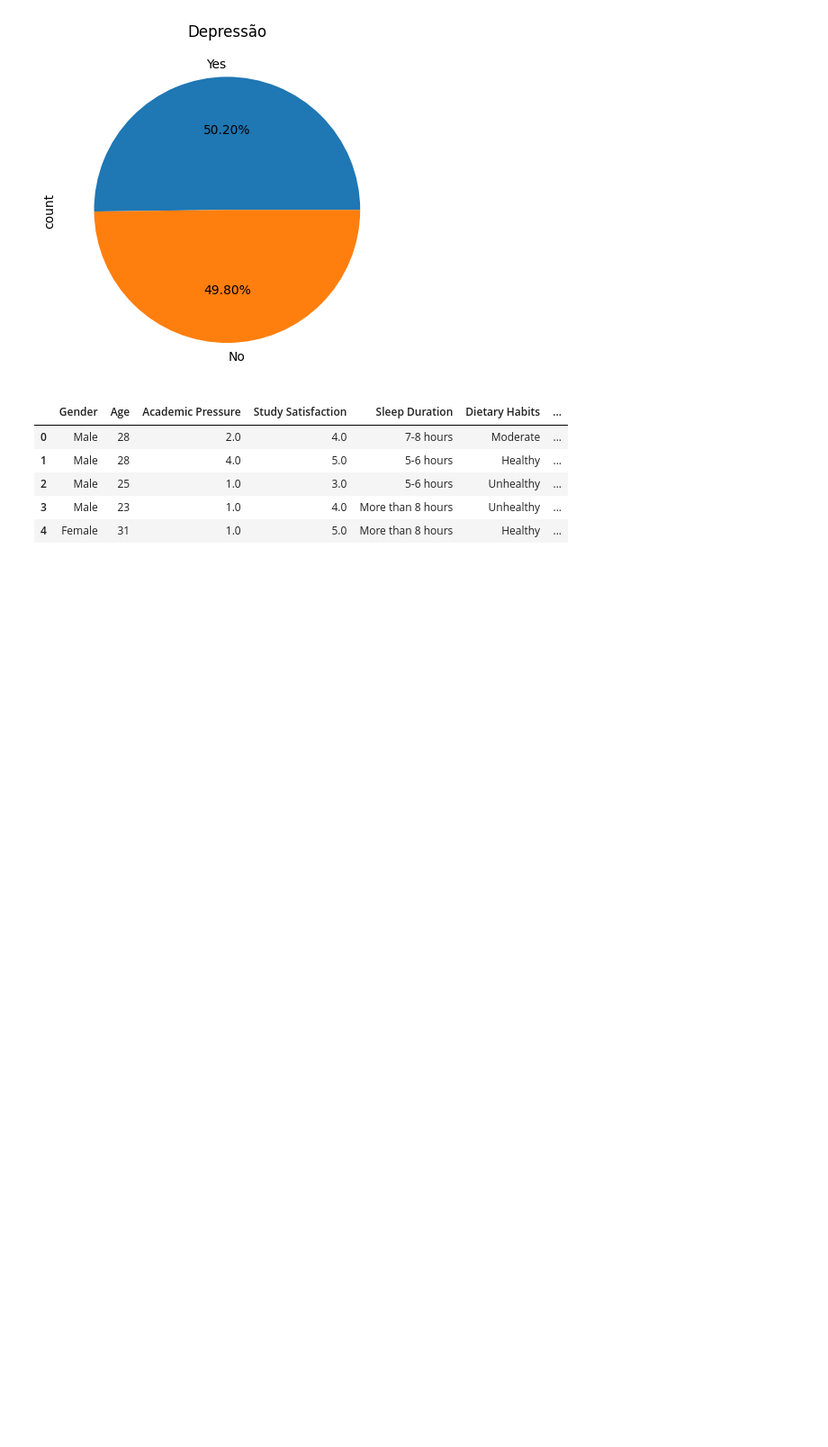
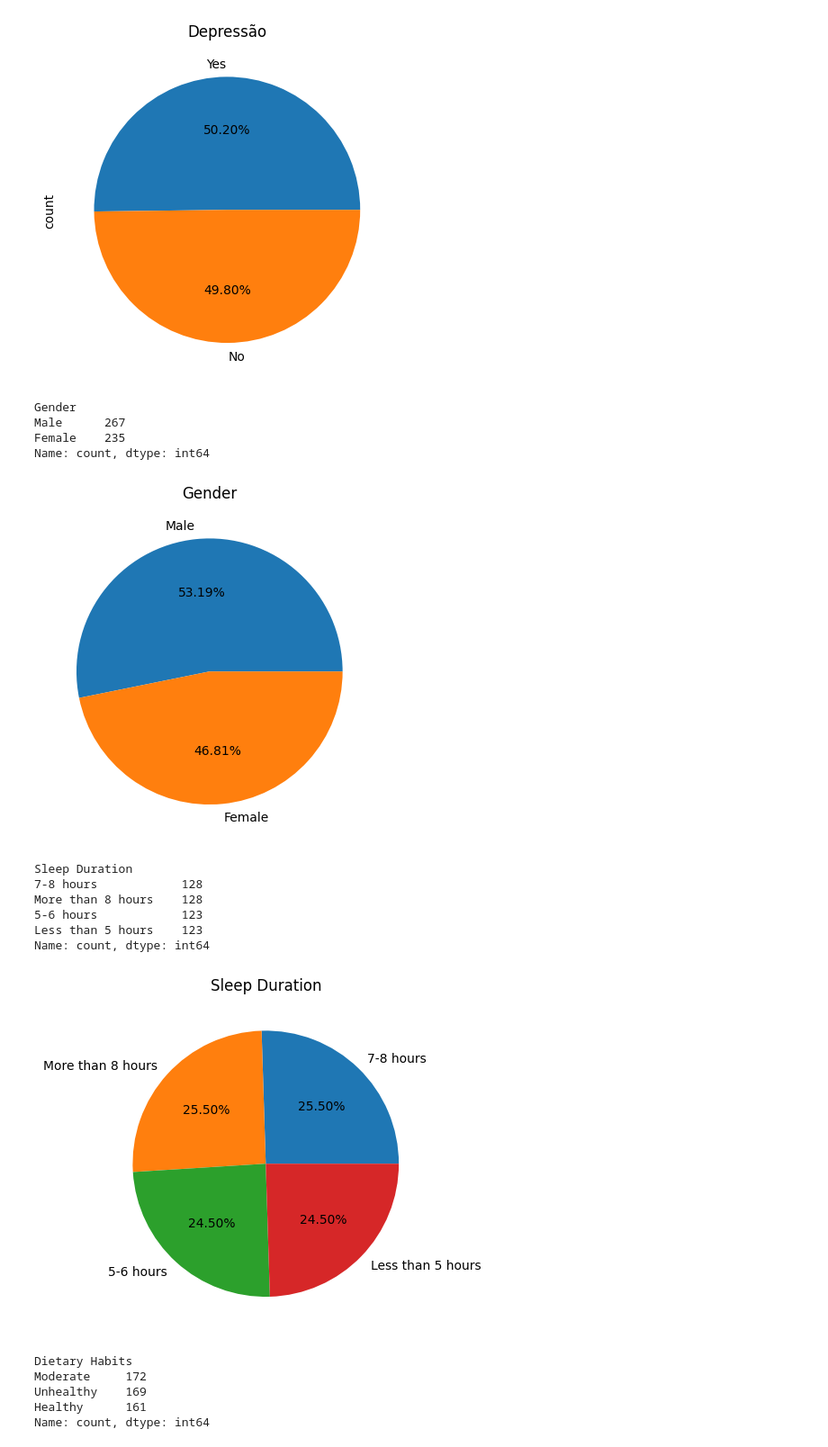
Before and after one commit to MrCostinha/CDE-AM, a Jupyter notebook: CDE_Projeto_Final_AM.ipynb, the cells around one changed output. Shown at 90% size. Cells and saved outputs as stored; diff of their text form; code cells hidden in the pictures; blank space fills up the shorter version.

```diff
--- a/CDE_Projeto_Final_AM.ipynb
+++ b/CDE_Projeto_Final_AM.ipynb
@@ -22,14 +68,33 @@ depre["Depression"].value_counts().plot(kind='pie', autopct='%.2f%%', title='Dep
 # %% [output]
 <Axes: title={'center': 'Depressão'}, ylabel='count'>
 [figure]
-# %%
-depre['Depression'] = depre['Depression'].replace('No',0)
-depre['Depression'] = depre['Depression'].replace('Yes',1)
-depre.head()
-# %% [output]
-|  | Gender | Age | Academic Pressure | Study Satisfaction | Sleep Duration | Dietary Habits | ... |
-| 0 | Male | 28 | 2.0 | 4.0 | 7-8 hours | Moderate | ... |
-| 1 | Male | 28 | 4.0 | 5.0 | 5-6 hours | Healthy | ... |
-| 2 | Male | 25 | 1.0 | 3.0 | 5-6 hours | Unhealthy | ... |
-| 3 | Male | 23 | 1.0 | 4.0 | More than 8 hours | Unhealthy | ... |
-| 4 | Female | 31 | 1.0 | 5.0 | More than 8 hours | Healthy | ... |
+# %%
+numericas = ['Age', 'Academic Pressure', 'Study Satisfaction', 'Study Hours', 'Financial Stress']
+categoricas = ['Gender', 'Sleep Duration', 'Dietary Habits', 'Have you ever had suicidal thoughts ?', 'Family History of Mental Illness']
+# %%
+# Verificação categóricas
+for coluna in categoricas:
+  print(depre[coluna].value_counts())
+  plt.figure()
+  depre[coluna].value_counts().plot(kind='pie', autopct='%.2f%%', title=coluna)
+  plt.ylabel('')
+  plt.show()
+  print()
+# %% [output]
+Gender
+Male      267
+Female    235
+Name: count, dtype: int64
+[figure, added]
+Sleep Duration
+7-8 hours            128
+More than 8 hours    128
+5-6 hours            123
+Less than 5 hours    123
+Name: count, dtype: int64
+[figure, added]
+Dietary Habits
+Moderate     172
+Unhealthy    169
+Healthy      161
+Name: count, dtype: int64
```
Also changed, not shown: parts of 7 cells of this notebook.
